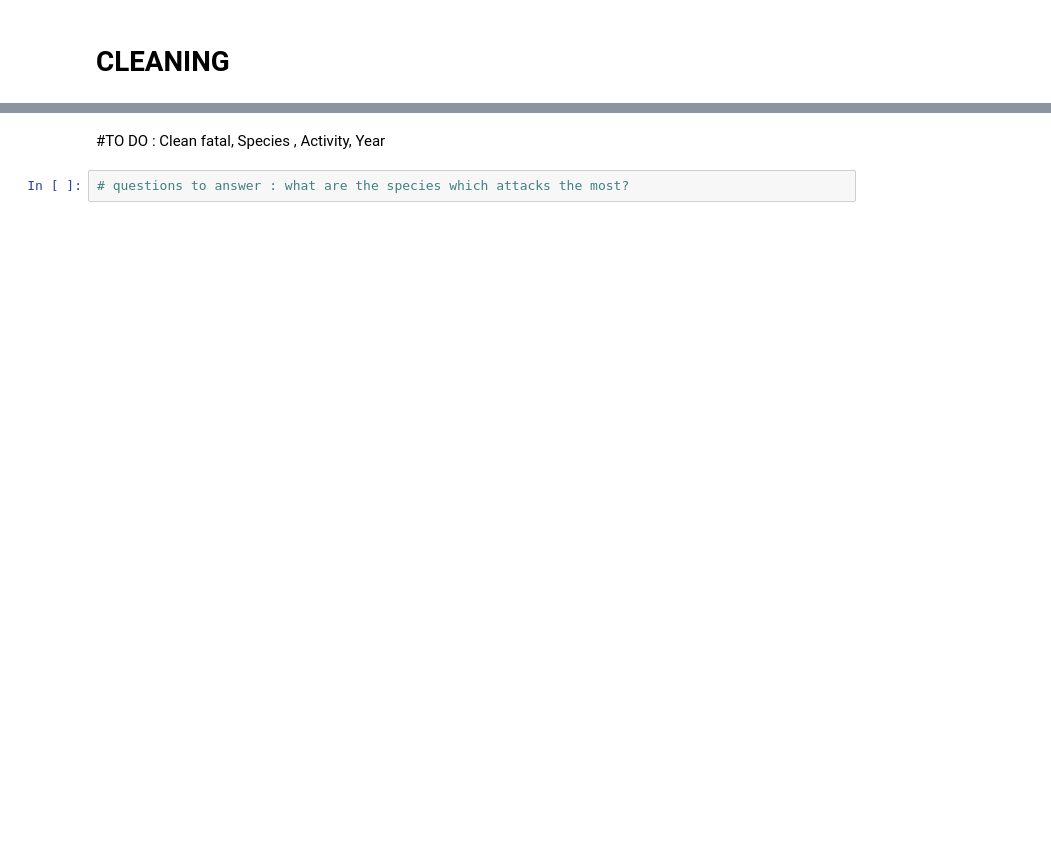
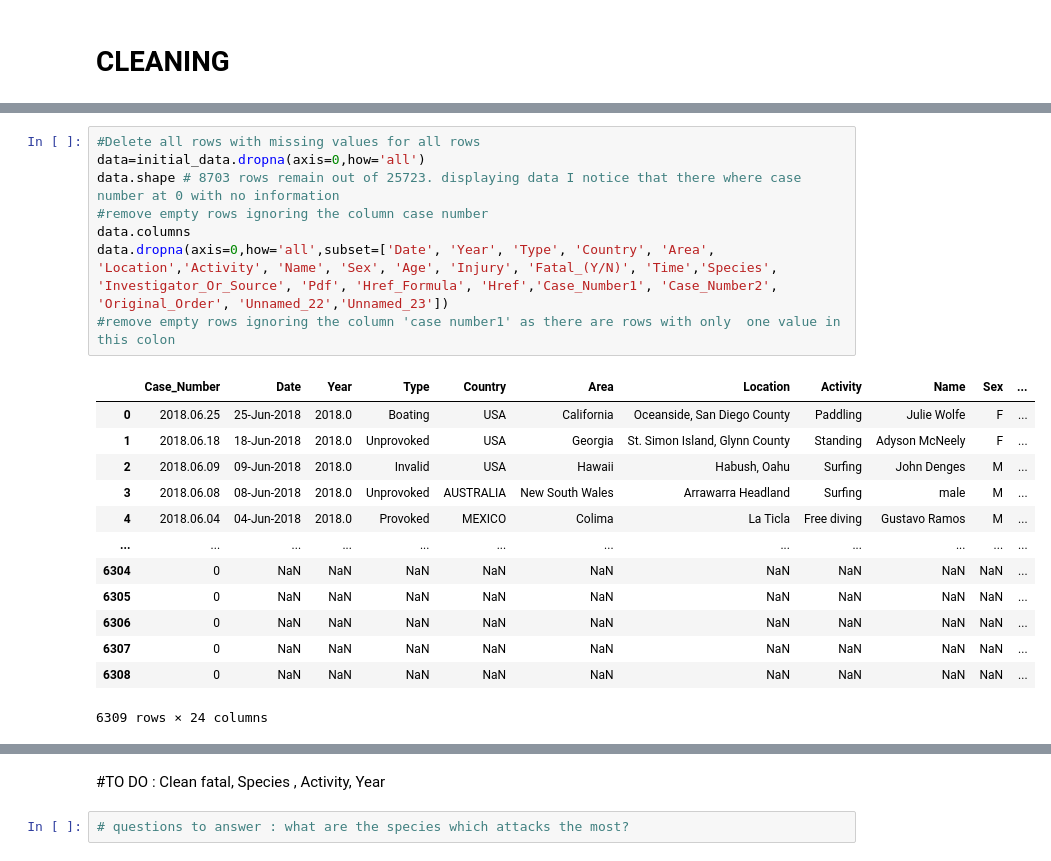
Before and after one commit to srosamont/Projects_Ironhack, a Jupyter notebook: Shark_lab2.ipynb, the cells around one changed output, grey strips where cells are left out. Cells and saved outputs as stored; diff of their text form; blank space fills up the shorter version.

```diff
--- a/Shark_lab2.ipynb
+++ b/Shark_lab2.ipynb
@@ -96,0 +130,22 @@ dtype: int64
+# %%
+#Delete all rows with missing values for all rows
+data=initial_data.dropna(axis=0,how='all')
+data.shape # 8703 rows remain out of 25723. displaying data I notice that there where case number at 0 with no information
+#remove empty rows ignoring the column case number
+data.columns
+data.dropna(axis=0,how='all',subset=['Date', 'Year', 'Type', 'Country', 'Area', 'Location','Activity', 'Name', 'Sex', 'Age', 'Injury', 'Fatal_(Y/N)', 'Time','Species', 'Investigator_Or_Source', 'Pdf', 'Href_Formula', 'Href','Case_Number1', 'Case_Number2', 'Original_Order', 'Unnamed_22','Unnamed_23'])
+#remove empty rows ignoring the column 'case number1' as there are rows with only  one value in this colon
+# %% [output]
+|  | Case_Number | Date | Year | Type | Country | Area | Location | Activity | Name | Sex | ... |
+| 0 | 2018.06.25 | 25-Jun-2018 | 2018.0 | Boating | USA | California | Oceanside, San Diego County | Paddling | Julie Wolfe | F | ... |
+| 1 | 2018.06.18 | 18-Jun-2018 | 2018.0 | Unprovoked | USA | Georgia | St. Simon Island, Glynn County | Standing | Adyson McNeely | F | ... |
+| 2 | 2018.06.09 | 09-Jun-2018 | 2018.0 | Invalid | USA | Hawaii | Habush, Oahu | Surfing | John Denges | M | ... |
+| 3 | 2018.06.08 | 08-Jun-2018 | 2018.0 | Unprovoked | AUSTRALIA | New South Wales | Arrawarra Headland | Surfing | male | M | ... |
+| 4 | 2018.06.04 | 04-Jun-2018 | 2018.0 | Provoked | MEXICO | Colima | La Ticla | Free diving | Gustavo Ramos | M | ... |
+| ... | ... | ... | ... | ... | ... | ... | ... | ... | ... | ... | ... |
+| 6304 | 0 | NaN | NaN | NaN | NaN | NaN | NaN | NaN | NaN | NaN | ... |
+| 6305 | 0 | NaN | NaN | NaN | NaN | NaN | NaN | NaN | NaN | NaN | ... |
+| 6306 | 0 | NaN | NaN | NaN | NaN | NaN | NaN | NaN | NaN | NaN | ... |
+| 6307 | 0 | NaN | NaN | NaN | NaN | NaN | NaN | NaN | NaN | NaN | ... |
+| 6308 | 0 | NaN | NaN | NaN | NaN | NaN | NaN | NaN | NaN | NaN | ... |
+6309 rows × 24 columns
```
Also changed, not shown: parts of 23 cells of this notebook.
